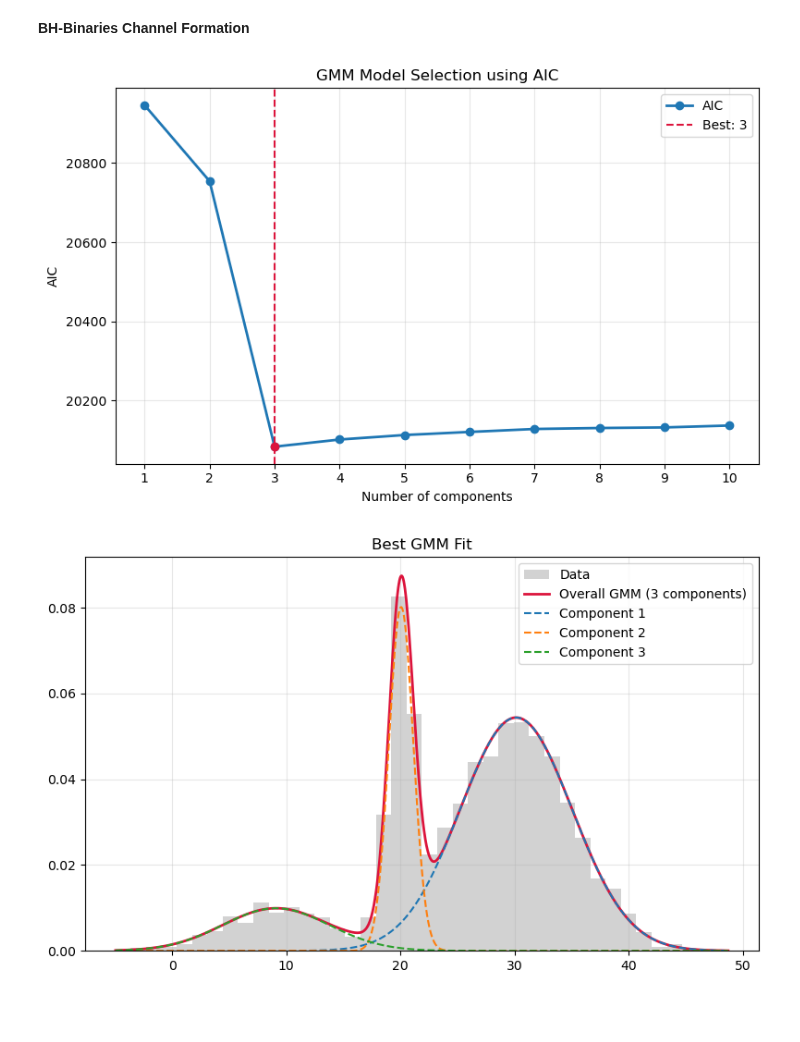
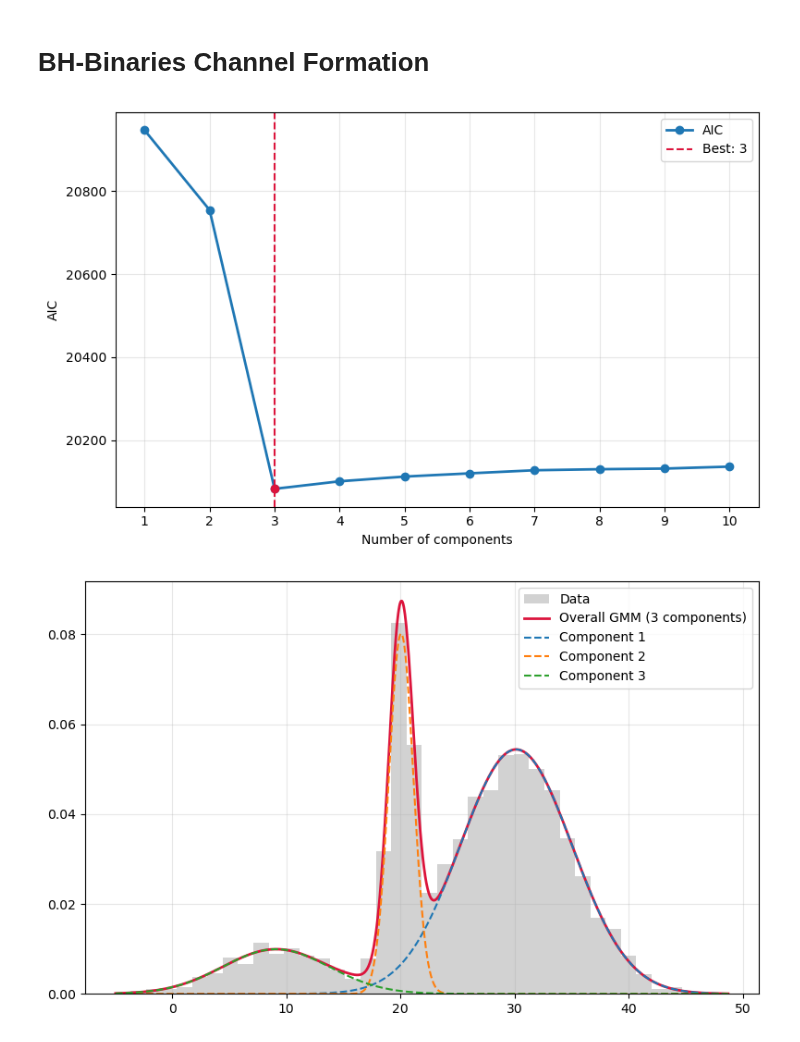
Before and after one commit to nraffaeli/astrostatistics_bicocca_2025, a Jupyter notebook: exercise/ex6.ipynb, the cells around one changed output. Cells and saved outputs as stored; diff of their text form; code cells hidden in the pictures; blank space fills up the shorter version.

```diff
--- a/exercise/ex6.ipynb
+++ b/exercise/ex6.ipynb
@@ -1,5 +1,5 @@
-# %% [markdown]
-**BH-Binaries Channel Formation**
+# %% [markdown]
+# BH-Binaries Channel Formation
 # %%
 import numpy as np
 import matplotlib.pyplot as plt
@@ -7,55 +7,57 @@ from sklearn.mixture import GaussianMixture
 # %%
 load = np.load("../Solutions/formationchannels.npy")
 # %%
-#AIC is a model selection criterion that balances model fit and complexity.
+N = 10
 
 x = load if load.ndim == 2 else load.reshape(-1, 1)
-n_aic = np.zeros(10)
+aic = np.zeros(N)
 
-for n in range(10):
+for n in range(N):
     gmm = GaussianMixture(n_components=n + 1, covariance_type='full', random_state=42)
     gmm.fit(x)
-    n_aic[n] = gmm.aic(x)
+    aic[n] = gmm.aic(x)
 
 
-components = np.arange(1, 11)
-best_n = components[np.argmin(n_aic)]
+components = np.arange(1, N + 1)
+best = components[np.argmin(aic)]
 
 plt.figure(figsize=(8, 5))
-plt.plot(components, n_aic, marker='o', linewidth=2, label='AIC')
-plt.axvline(best_n, color='crimson', linestyle='--', linewidth=1.5, label=f'Best: {best_n}')
-plt.scatter(best_n, n_aic[best_n - 1], color='crimson', zorder=3)
+plt.plot(components, aic, marker='o', linewidth=2, label='AIC')
+plt.axvline(best, color='crimson', linestyle='--', linewidth=1.5, label=f'Best: {best}')
+plt.scatter(best, aic[best - 1], color='crimson', zorder=3)
 
 plt.xticks(components)
 plt.xlabel("Number of components")
 plt.ylabel("AIC")
-plt.title("GMM Model Selection using AIC")
 plt.grid(alpha=0.3)
 plt.legend()
 plt.tight_layout()
 # %% [output]
-[figure, old version]
+[figure, new version]
 # %%
-# Fit best GMM and plot results
-gmm_best = GaussianMixture(n_components=int(best_n), covariance_type='full', random_state=42)
+gmm_best = GaussianMixture(n_components=int(best), covariance_type='full', random_state=42)
 gmm_best.fit(x)
 
 xx = np.linspace(x.min(), x.max(), 1000).reshape(-1, 1)
-pdf = np.exp(gmm_best.score_samples(xx))
-resp = gmm_best.predict_proba(xx)
-pdf_comp = resp * pdf[:, None]
+pdf = np.exp(gmm_best.score_samples(xx)) # GMM works with logs
+components_pdf = np.zeros((len(xx), int(best)))
+for k in range(int(best)):
+    mu = np.ravel(gmm_best.means_[k])[0]
+    var = np.squeeze(gmm_best.covariances_[k])
+    sigma = np.sqrt(var)
+    components_pdf[:, k] = gmm_best.weights_[k] * (1.0 / (np.sqrt(2 * np.pi) * sigma)) * \
+                           np.exp(-0.5 * ((xx.ravel() - mu) / sigma) ** 2)
 
 plt.figure(figsize=(8, 5))
 plt.hist(x.ravel(), bins=40, density=True, alpha=0.35, color='gray', label='Data')
-plt.plot(xx, pdf, color='crimson', linewidth=2, label=f'Overall GMM ({best_n} components)')
+plt.plot(xx, pdf, color='crimson', linewidth=2, label=f'Overall GMM ({best} components)')
 
-for k in range(int(best_n)):
-    plt.plot(xx, pdf_comp[:, k], '--', linewidth=1.5, label=f'Component {k+1}')
+for k in range(int(best)):
+    plt.plot(xx, components_pdf[:, k], '--', linewidth=1.5, label=f'Component {k+1}')
 
-plt.title("Best GMM Fit")
 plt.grid(alpha=0.3)
 plt.legend()
 plt.tight_layout()
 plt.show()
 # %% [output]
-[figure, old version]
+[figure, new version]
```
Also changed, not shown: 9 other files.
